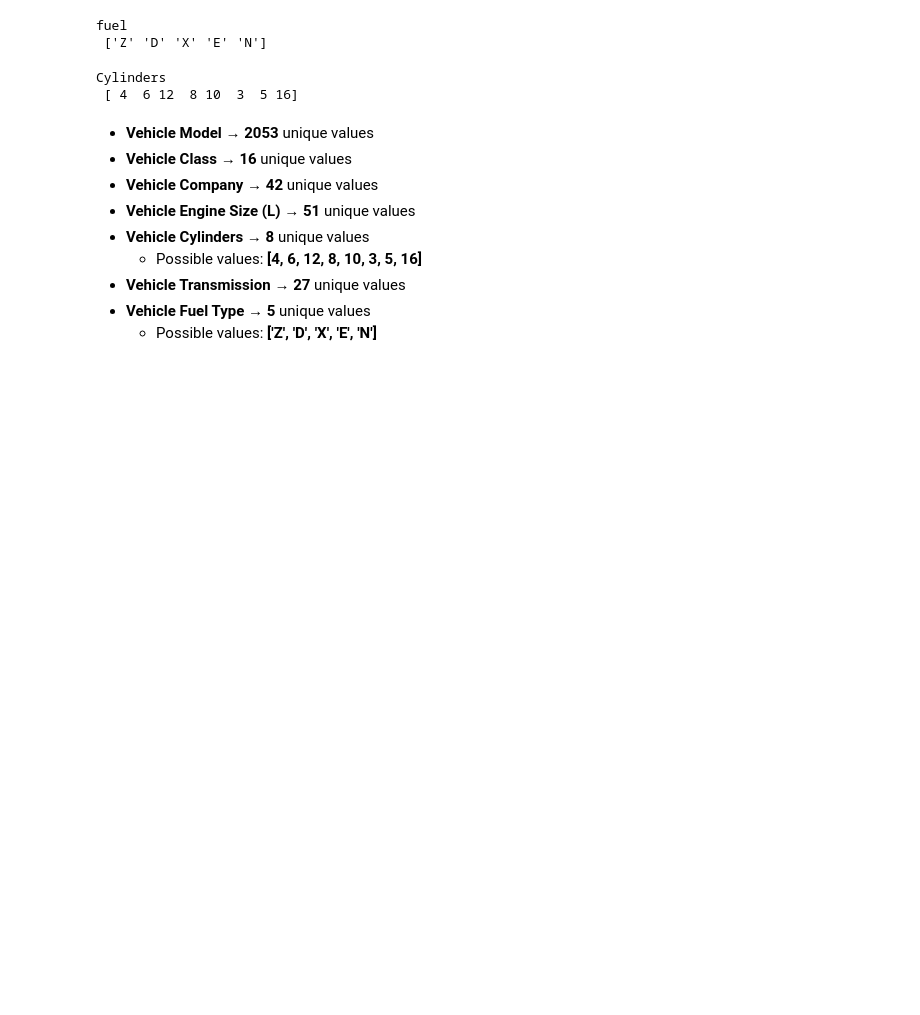
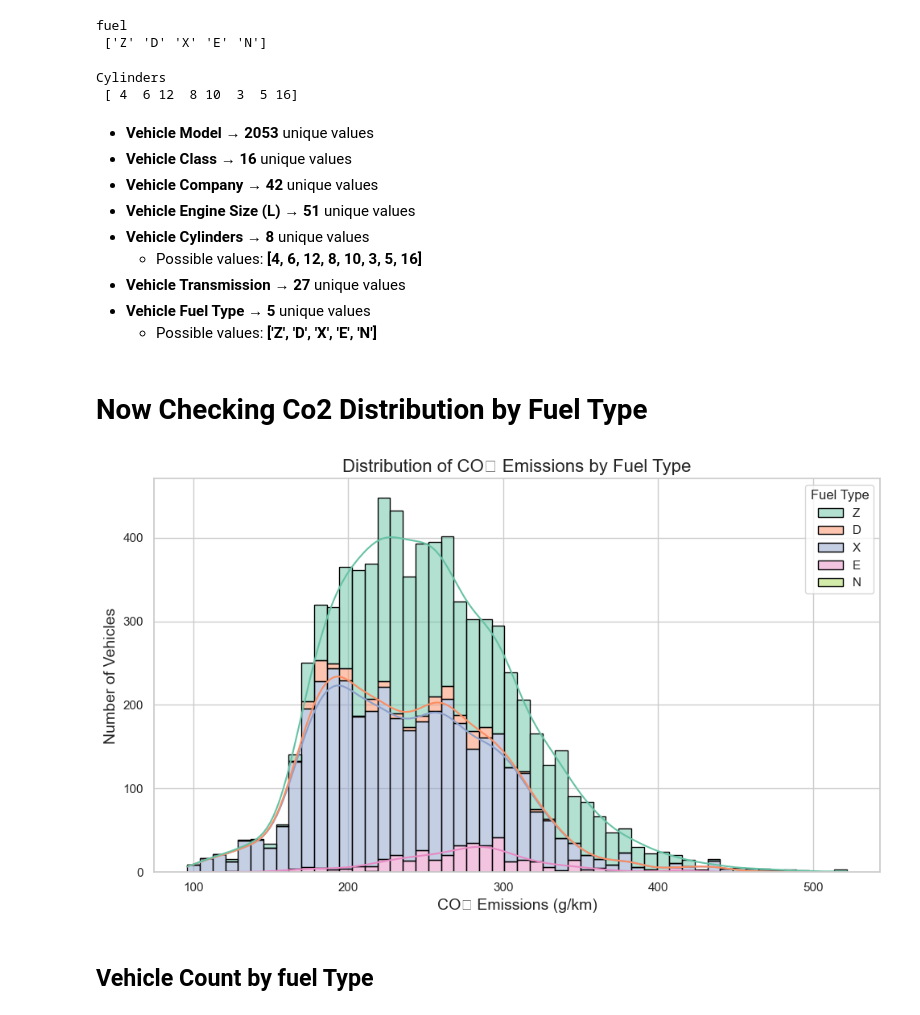
Before and after one commit to Satyamkus/Predicting-CO-Emissions-from-Vehicle-Specifications, a Jupyter notebook: emmision.ipynb, the cells around one changed output. Saved outputs shown, nothing was run; the diff lists cells and outputs as text; code cells hidden in the pictures; blank space fills up the shorter version.

Commit message:
visualization features added

```diff
--- a/emmision.ipynb
+++ b/emmision.ipynb
@@ -169,3 +169,33 @@ Cylinders
 - **Vehicle Transmission** → **27** unique values
 - **Vehicle Fuel Type** → **5** unique values
   - Possible values: **['Z', 'D', 'X', 'E', 'N']**
+# %% [markdown]
+# Now Checking Co2 Distribution by Fuel Type
+# %%
+import seaborn as sns
+import matplotlib.pyplot as plt
+
+# Set style
+sns.set(style="whitegrid")
+
+# Plot histogram with KDE
+plt.figure(figsize=(10, 6))
+sns.histplot(
+    data=df,
+    x="CO2 Emissions(g/km)",
+    hue="Fuel Type",       # color by fuel type
+    multiple="stack",      # stack bars by category
+    kde=True,              # show KDE curve
+    palette="Set2",        # color palette
+    edgecolor="black"
+)
+
+# Labels and title
+plt.title("Distribution of CO₂ Emissions by Fuel Type", fontsize=16)
+plt.xlabel("CO₂ Emissions (g/km)", fontsize=14)
+plt.ylabel("Number of Vehicles", fontsize=14)
+
+plt.tight_layout()
+plt.show()
+# %% [output]
+[figure, added]
@@ -171,0 +226,2 @@ Cylinders
+# %% [markdown]
+## Vehicle Count by fuel Type
```
Also changed, not shown: parts of 12 cells of this notebook.
